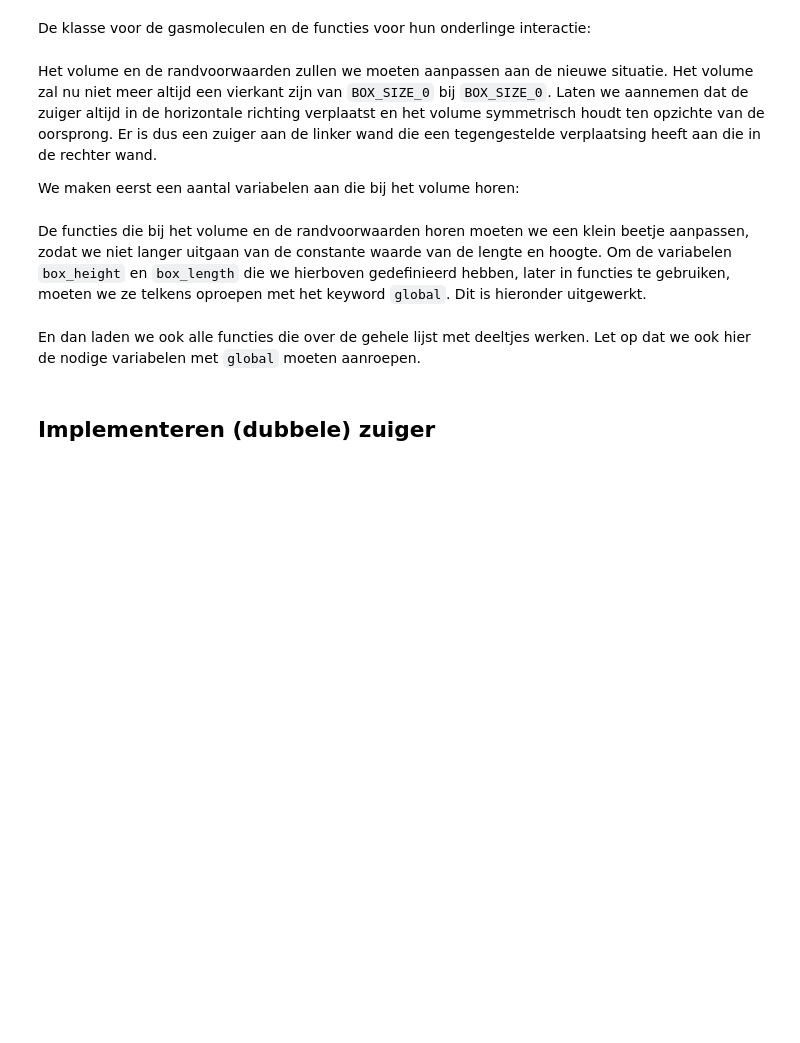
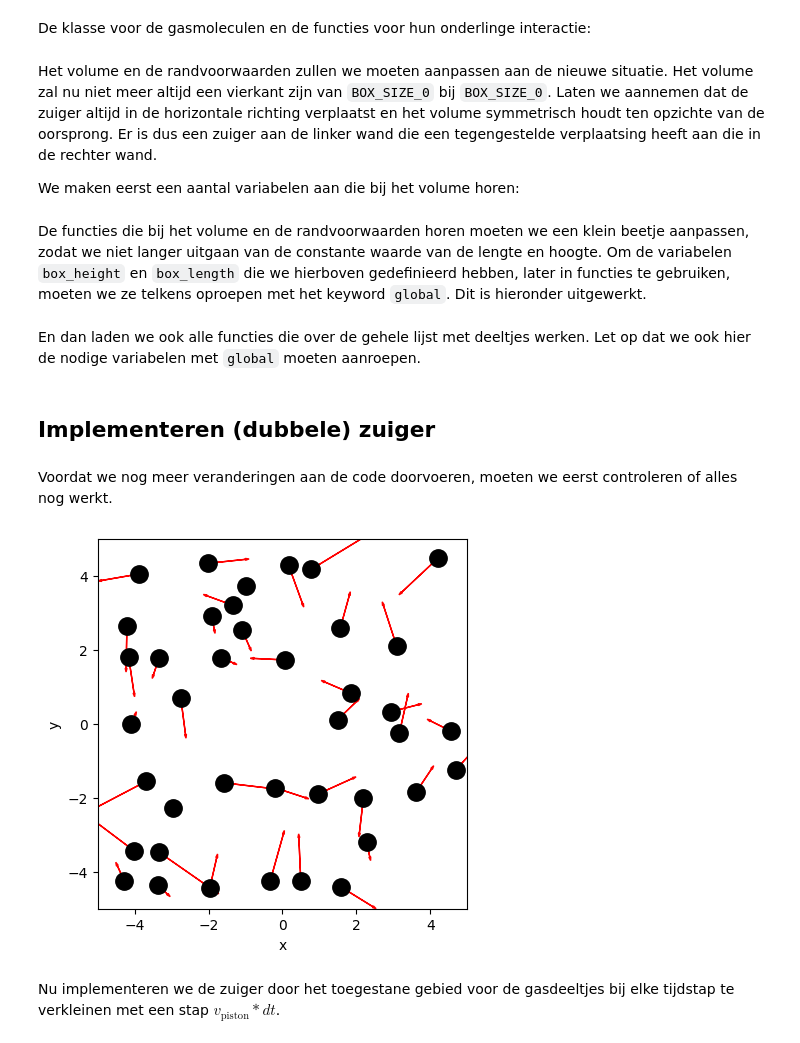
Before and after one commit to Contemporary-Physicslab/PySim, a Jupyter notebook: book/Q2/arbeid.ipynb, the cells around one changed output. Saved outputs shown, nothing was run; the diff lists cells and outputs as text; code cells hidden in the pictures; blank space fills up the shorter version.

```diff
--- a/book/Q2/arbeid.ipynb
+++ b/book/Q2/arbeid.ipynb
@@ -91,12 +93,12 @@ De functies die bij het volume en de randvoorwaarden horen moeten we een klein b
 def box_collision(particle: ParticleClass):
     global box_length, box_height
     """ botsing met harde wanden """
-    if abs(particle.r[0]) + particle.R > box_length:
+    if abs(particle.r[0]) + particle.R > box_length / 2:
         particle.v[0] = -particle.v[0]                                       # Omdraaien van de snelheid
-        particle.r[0] = np.sign(particle.r[0]) * (box_length - particle.R)  # Zet terug net binnen box
-    if abs(particle.r[1]) + particle.R > box_height:
+        particle.r[0] = np.sign(particle.r[0]) * (box_length/2 - particle.R)  # Zet terug net binnen box
+    if abs(particle.r[1]) + particle.R > box_height / 2:
         particle.v[1] = -particle.v[1]
-        particle.r[1] = np.sign(particle.r[1]) * (box_height - particle.R)
+        particle.r[1] = np.sign(particle.r[1]) * (box_height/2 - particle.R)
 # %% [markdown]
 En dan laden we ook alle functies die over de gehele lijst met deeltjes werken. Let op dat we ook hier de nodige variabelen met `global` moeten aanroepen.
 # %%
@@ -104,12 +106,19 @@ def create_particles(particles):
     """ Leegmaken en opnieuw aanmaken van deeltjes  in lijst """
     global box_length, box_height
     particles.clear()
-    for i in range(N):
+    for _ in range(N):
         vx = np.random.uniform(-V_0, V_0)
         vy = np.random.choice([-1, 1]) * np.sqrt(V_0**2 - vx**2)
-        x = np.random.uniform(-box_length+RADIUS, box_length-RADIUS, 1)
-        y = np.random.uniform(-box_height+RADIUS, box_height-RADIUS, 1)
+        x = np.random.uniform(-box_length/2 + RADIUS, box_length/2 - RADIUS)
+        y = np.random.uniform(-box_height/2 + RADIUS, box_height/2 - RADIUS)
         particles.append(ParticleClass(m=1.0, v=[vx, vy], r=[x, y], R=RADIUS))
+
+def temperature(particles) -> float:
+    temp = 0.0
+    for p in particles:
+        temp += p.kin_energy
+    temp = temp / len(particles)
+    return temp
 
 def handle_collisions(particles):
     """ alle onderlinge botsingen afhandelen voor deeltjes in lijst """
@@ -129,11 +138,11 @@ def handle_walls(particles):
     global pressure, box_length, box_height     # om pressure buiten de functie te kunnen gebruiken
     total_impulse = 0.0                         # totale stoot op wanden
     for p in particles:
-        momentum_old = p.momentum
+        momentum_old = p.momentum.copy()
         box_collision(p)
         impulse = p.momentum - momentum_old
         total_impulse += np.linalg.norm(impulse)**0.5 # stoot is altijd netjes loodrecht naar buiten
-    pressure = total_impulse / ((2 * box_length + 2 * box_height) * DT)  # omtrek volume is oppervlak (2D sim)
+    pressure = pressure = 0.95 * pressure + 0.05 * total_impulse / ((2 * box_length + 2 * box_height) * DT)
 
 def take_time_step(particles):
     """ zet tijdstap voor een lijst deeltjes en verwerk alle botsingen onderling en met wanden """
@@ -143,3 +152,27 @@ def take_time_step(particles):
     handle_collisions(particles)
 # %% [markdown]
 ## Implementeren (dubbele) zuiger
+# %% [markdown]
+Voordat we nog meer veranderingen aan de code doorvoeren, moeten we eerst controleren of alles nog werkt.
+# %%
+particles = []
+create_particles(particles)
+for i in range(100):
+    take_time_step(particles)
+
+plt.figure()
+plt.xlabel('x')
+plt.ylabel('y')
+plt.gca().set_aspect('equal')
+plt.xlim(-BOX_SIZE_0/2, BOX_SIZE_0/2)
+plt.ylim(-BOX_SIZE_0/2, BOX_SIZE_0/2)
+
+for p in particles:
+    plt.plot(p.r[0], p.r[1], 'k.', ms=25)
+    plt.arrow(p.r[0], p.r[1], p.v[0], p.v[1],
+              head_width=0.05, head_length=0.1, color='red')
+plt.show()
+# %% [output]
+[figure, added]
+# %% [markdown]
+Nu implementeren we de zuiger door het toegestane gebied voor de gasdeeltjes bij elke tijdstap te verkleinen met een stap $v_\text{piston}*dt$.
```
Also changed, not shown: parts of 30 cells of this notebook.
